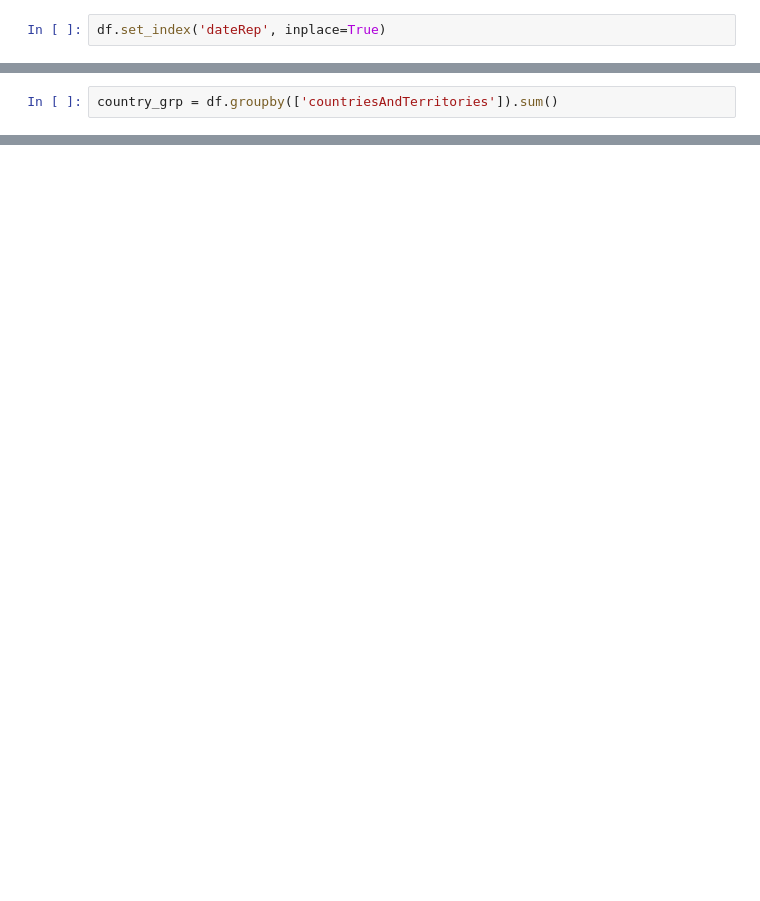
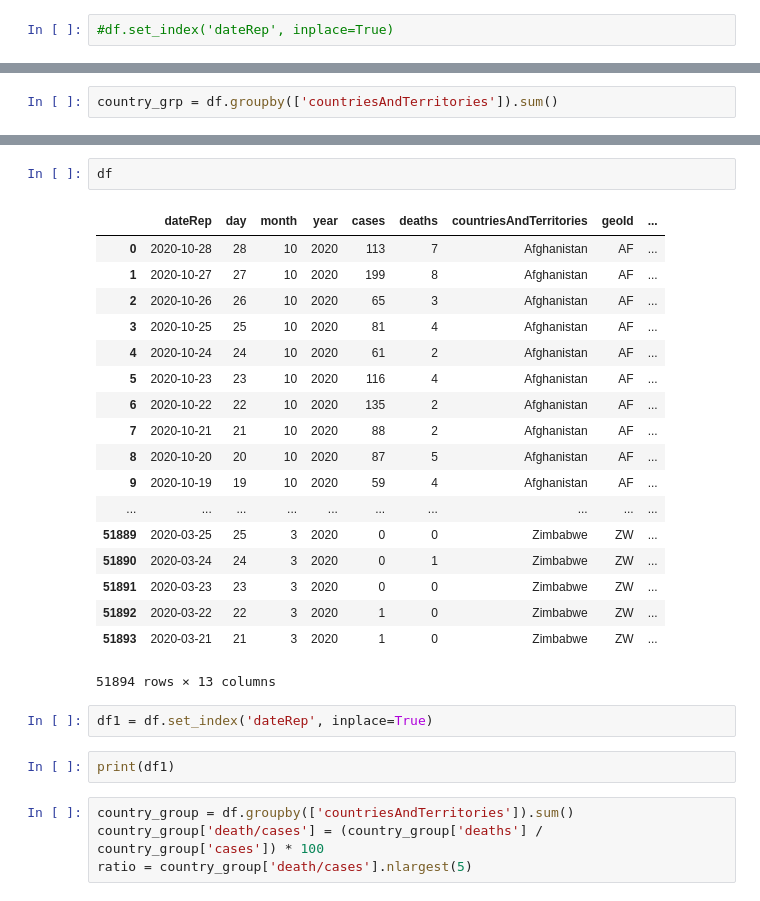
Before and after one commit to Remek953/Covid19---Charts, a Jupyter notebook: 27.10.ipynb, the cells around one changed output, grey strips where cells are left out. Cells and saved outputs as stored; diff of their text form; blank space fills up the shorter version.

```diff
--- a/27.10.ipynb
+++ b/27.10.ipynb
@@ -30,3 +31,3 @@ df.head()
 # %%
-df.set_index('dateRep', inplace=True)
+#df.set_index('dateRep', inplace=True)
 # %%
@@ -71,0 +81,29 @@ Name: cases, dtype: int64
+# %%
+df
+# %% [output]
+|  | dateRep | day | month | year | cases | deaths | countriesAndTerritories | geoId | ... |
+| 0 | 2020-10-28 | 28 | 10 | 2020 | 113 | 7 | Afghanistan | AF | ... |
+| 1 | 2020-10-27 | 27 | 10 | 2020 | 199 | 8 | Afghanistan | AF | ... |
+| 2 | 2020-10-26 | 26 | 10 | 2020 | 65 | 3 | Afghanistan | AF | ... |
+| 3 | 2020-10-25 | 25 | 10 | 2020 | 81 | 4 | Afghanistan | AF | ... |
+| 4 | 2020-10-24 | 24 | 10 | 2020 | 61 | 2 | Afghanistan | AF | ... |
+| 5 | 2020-10-23 | 23 | 10 | 2020 | 116 | 4 | Afghanistan | AF | ... |
+| 6 | 2020-10-22 | 22 | 10 | 2020 | 135 | 2 | Afghanistan | AF | ... |
+| 7 | 2020-10-21 | 21 | 10 | 2020 | 88 | 2 | Afghanistan | AF | ... |
+| 8 | 2020-10-20 | 20 | 10 | 2020 | 87 | 5 | Afghanistan | AF | ... |
+| 9 | 2020-10-19 | 19 | 10 | 2020 | 59 | 4 | Afghanistan | AF | ... |
+| ... | ... | ... | ... | ... | ... | ... | ... | ... | ... |
+| 51889 | 2020-03-25 | 25 | 3 | 2020 | 0 | 0 | Zimbabwe | ZW | ... |
+| 51890 | 2020-03-24 | 24 | 3 | 2020 | 0 | 1 | Zimbabwe | ZW | ... |
+| 51891 | 2020-03-23 | 23 | 3 | 2020 | 0 | 0 | Zimbabwe | ZW | ... |
+| 51892 | 2020-03-22 | 22 | 3 | 2020 | 1 | 0 | Zimbabwe | ZW | ... |
+| 51893 | 2020-03-21 | 21 | 3 | 2020 | 1 | 0 | Zimbabwe | ZW | ... |
+51894 rows × 13 columns
+# %%
+df1 = df.set_index('dateRep', inplace=True)
+# %%
+print(df1)
+# %%
+country_group = df.groupby(['countriesAndTerritories']).sum()
+country_group['death/cases'] = (country_group['deaths'] / country_group['cases']) * 100
+ratio = country_group['death/cases'].nlargest(5)
```
Also changed, not shown: parts of 19 cells of this notebook, 4 other files.
